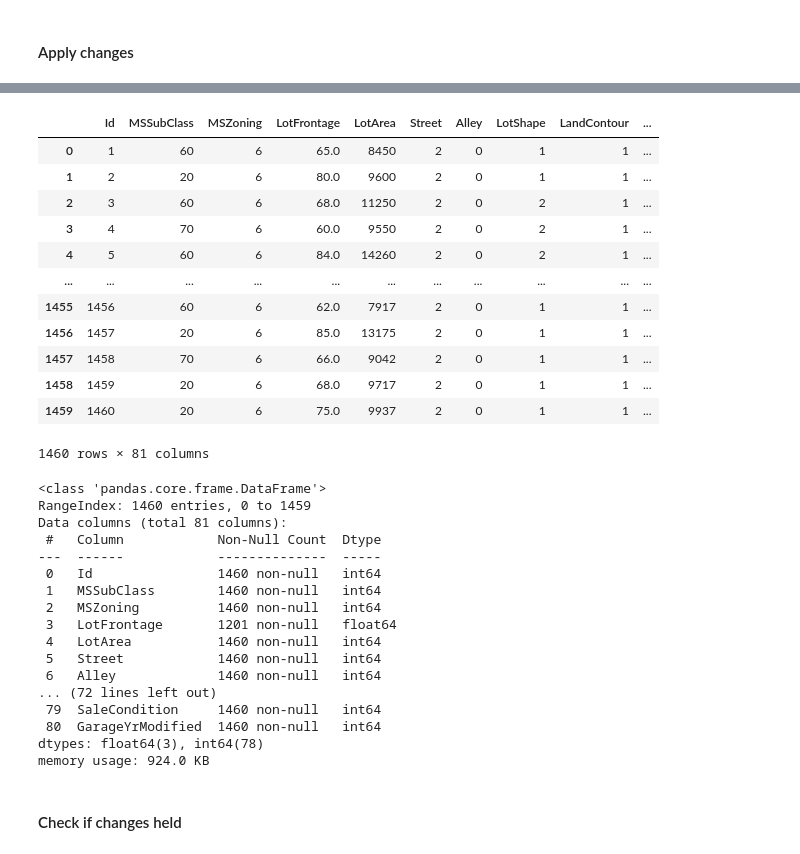
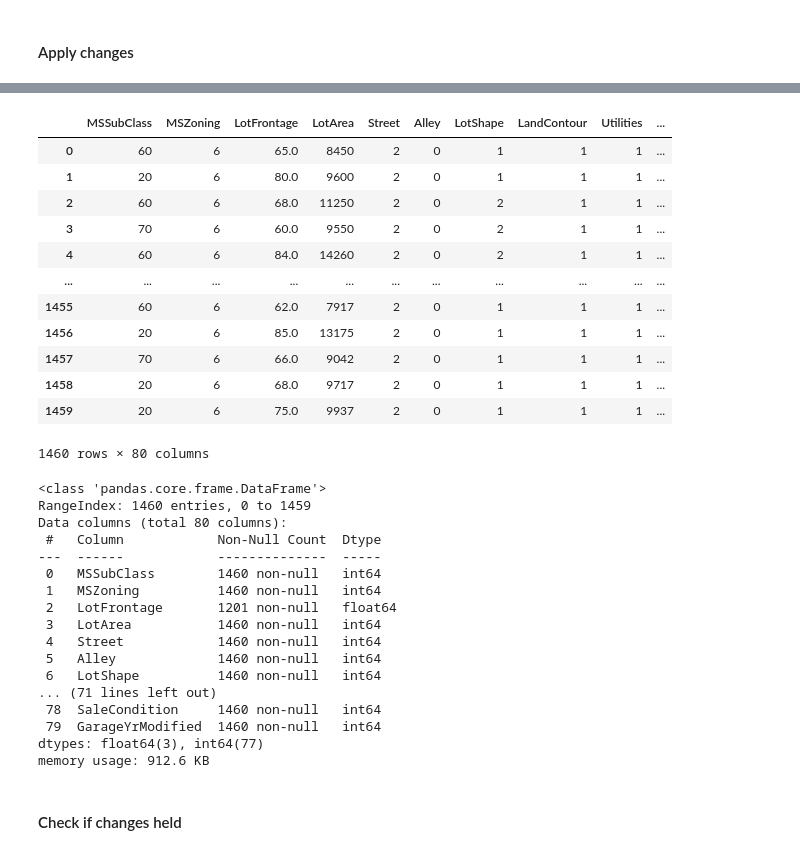
Before and after one commit to tdchoi7/ML_Project_Self, a Jupyter notebook: ML_HousingPrice_LotFrontage_Imputation.ipynb, the cells around one changed output, grey strips where cells are left out. Saved outputs shown, nothing was run; the diff lists cells and outputs as text; code cells hidden in the pictures.

Commit message:
Finished Imputation of LotFrontage
Started Models for Prediction

```diff
--- a/ML_HousingPrice_LotFrontage_Imputation.ipynb
+++ b/ML_HousingPrice_LotFrontage_Imputation.ipynb
@@ -280,0 +283,8 @@ hp_tree
+# %%
+hp_tree_noid = hp.copy()
+
+hp_tree_noid = hp_tree_noid.drop(['Id'], axis=1)
+
+hp_tree = hp_tree_noid
+
+hp_tree
@@ -451,7 +487,3 @@ list(zip(hp_tree['GarageQual'].unique(), hp['GarageQual'].unique()))
 [(3, 'TA'), (4, 'Fa'), (2, 'Gd'), (0, 'DNE'), (1, 'Ex'), (5, 'Po')]
 # %% [markdown]
 #### Apply changes
-# %%
-hp_tree = hp.copy()
-
-hp_tree
@@ -472,42 +494,42 @@ hp_tree
 # %%
 for i, x in enumerate(cols_obj_dum):
-    hp_tree[x] = hp_tree[x].map(conversion[i])
+    hp_tree[x] = hp[x].map(conversion[i])
 
 hp_tree
 # %% [output]
-|  | Id | MSSubClass | MSZoning | LotFrontage | LotArea | Street | Alley | LotShape | LandContour | ... |
-| 0 | 1 | 60 | 6 | 65.0 | 8450 | 2 | 0 | 1 | 1 | ... |
-| 1 | 2 | 20 | 6 | 80.0 | 9600 | 2 | 0 | 1 | 1 | ... |
-| 2 | 3 | 60 | 6 | 68.0 | 11250 | 2 | 0 | 2 | 1 | ... |
-| 3 | 4 | 70 | 6 | 60.0 | 9550 | 2 | 0 | 2 | 1 | ... |
-| 4 | 5 | 60 | 6 | 84.0 | 14260 | 2 | 0 | 2 | 1 | ... |
+|  | MSSubClass | MSZoning | LotFrontage | LotArea | Street | Alley | LotShape | LandContour | Utilities | ... |
+| 0 | 60 | 6 | 65.0 | 8450 | 2 | 0 | 1 | 1 | 1 | ... |
+| 1 | 20 | 6 | 80.0 | 9600 | 2 | 0 | 1 | 1 | 1 | ... |
+| 2 | 60 | 6 | 68.0 | 11250 | 2 | 0 | 2 | 1 | 1 | ... |
+| 3 | 70 | 6 | 60.0 | 9550 | 2 | 0 | 2 | 1 | 1 | ... |
+| 4 | 60 | 6 | 84.0 | 14260 | 2 | 0 | 2 | 1 | 1 | ... |
 | ... | ... | ... | ... | ... | ... | ... | ... | ... | ... | ... |
-| 1455 | 1456 | 60 | 6 | 62.0 | 7917 | 2 | 0 | 1 | 1 | ... |
-| 1456 | 1457 | 20 | 6 | 85.0 | 13175 | 2 | 0 | 1 | 1 | ... |
-| 1457 | 1458 | 70 | 6 | 66.0 | 9042 | 2 | 0 | 1 | 1 | ... |
-| 1458 | 1459 | 20 | 6 | 68.0 | 9717 | 2 | 0 | 1 | 1 | ... |
-| 1459 | 1460 | 20 | 6 | 75.0 | 9937 | 2 | 0 | 1 | 1 | ... |
+| 1455 | 60 | 6 | 62.0 | 7917 | 2 | 0 | 1 | 1 | 1 | ... |
+| 1456 | 20 | 6 | 85.0 | 13175 | 2 | 0 | 1 | 1 | 1 | ... |
+| 1457 | 70 | 6 | 66.0 | 9042 | 2 | 0 | 1 | 1 | 1 | ... |
+| 1458 | 20 | 6 | 68.0 | 9717 | 2 | 0 | 1 | 1 | 1 | ... |
+| 1459 | 20 | 6 | 75.0 | 9937 | 2 | 0 | 1 | 1 | 1 | ... |
-1460 rows × 81 columns
+1460 rows × 80 columns
 # %%
 hp_tree.info()
 # %% [output]
 <class 'pandas.core.frame.DataFrame'>
 RangeIndex: 1460 entries, 0 to 1459
-Data columns (total 81 columns):
+Data columns (total 80 columns):
  #   Column            Non-Null Count  Dtype
 ---  ------            --------------  -----
- 0   Id                1460 non-null   int64
- 1   MSSubClass        1460 non-null   int64
- 2   MSZoning          1460 non-null   int64
- 3   LotFrontage       1201 non-null   float64
- 4   LotArea           1460 non-null   int64
- 5   Street            1460 non-null   int64
- 6   Alley             1460 non-null   int64
-... (72 lines left out)
- 79  SaleCondition     1460 non-null   int64
- 80  GarageYrModified  1460 non-null   int64
-dtypes: float64(3), int64(78)
-memory usage: 924.0 KB
+ 0   MSSubClass        1460 non-null   int64
+ 1   MSZoning          1460 non-null   int64
+ 2   LotFrontage       1201 non-null   float64
+ 3   LotArea           1460 non-null   int64
+ 4   Street            1460 non-null   int64
+ 5   Alley             1460 non-null   int64
+ 6   LotShape          1460 non-null   int64
+... (71 lines left out)
+ 78  SaleCondition     1460 non-null   int64
+ 79  GarageYrModified  1460 non-null   int64
+dtypes: float64(3), int64(77)
+memory usage: 912.6 KB
 # %% [markdown]
 #### Check if changes held
 # %%
```
Also changed, not shown: parts of 48 cells of this notebook, 3 other files.
